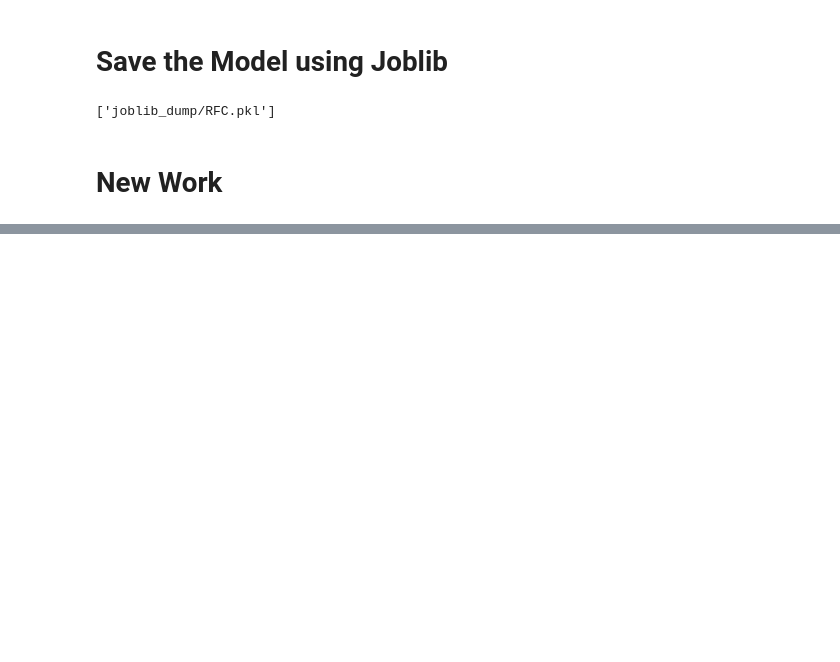
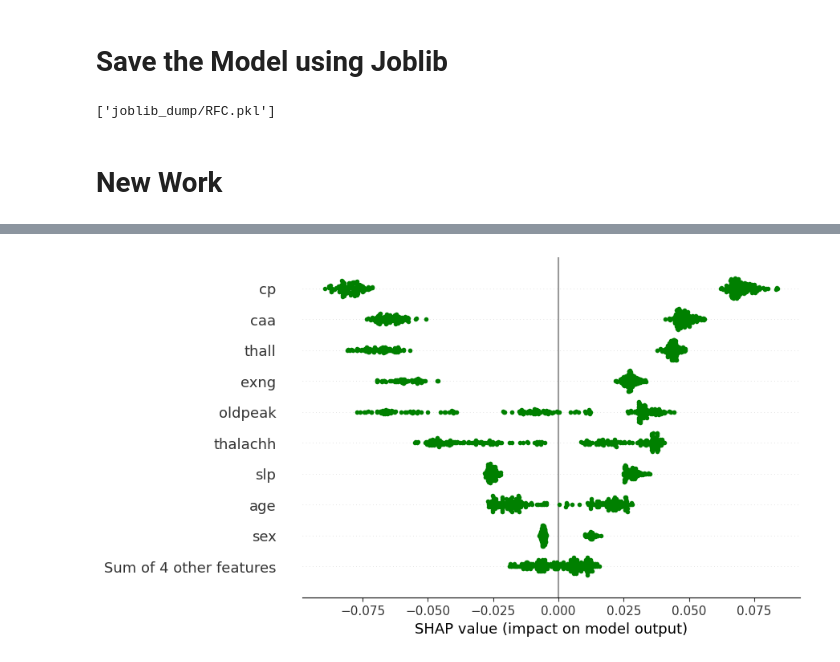
Before and after one commit to kruthi-sb/Cardiac_Events_ML, a Jupyter notebook: ML/RF.ipynb, the cells around one changed output, grey strips where cells are left out. Drawn from its saved outputs; the diff is of its cells as text; code cells hidden in the pictures; blank space fills up the shorter version.

```diff
--- a/ML/RF.ipynb
+++ b/ML/RF.ipynb
@@ -333,2 +379,8 @@ joblib.dump(rf2, "joblib_dump/RFC.pkl")
+# %%
+shap_values = tree_explainer.shap_values(X_train)
+explanation = shap.Explanation(shap_values[1], feature_names=features)
+shap.plots.beeswarm(explanation, color = "green")
+# %% [output]
+[figure, added]
 # %%
 import shap
```
Also changed, not shown: parts of 11 cells of this notebook, 1 other file.
